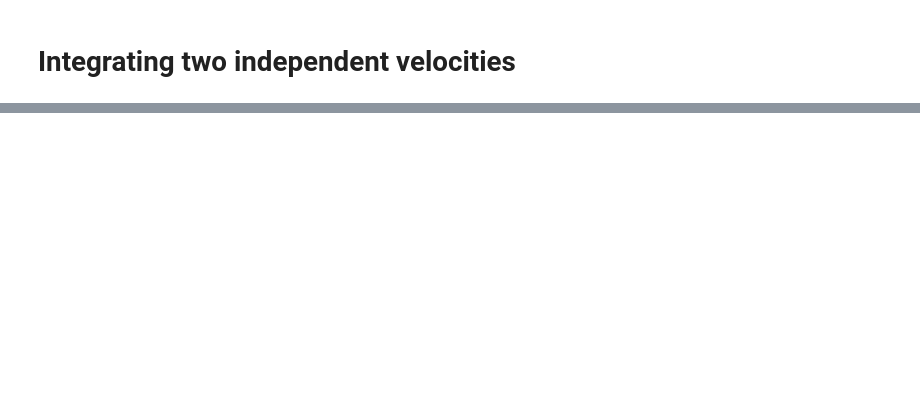
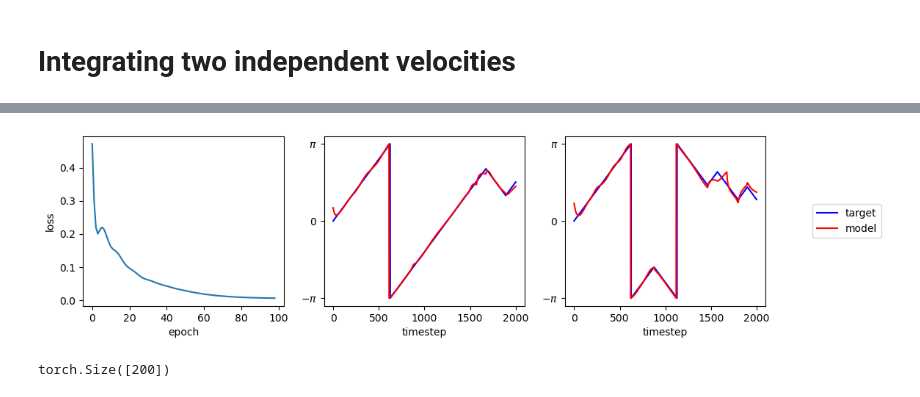
Before and after one commit to alexnegron/modular-dynamics, a Jupyter notebook: notebooks/modular_dynamics_rnn_independent_velocities_experiments.ipynb, the cells around one changed output, grey strips where cells are left out. Cells and saved outputs as stored; diff of their text form; code cells hidden in the pictures; blank space fills up the shorter version.

```diff
--- a/notebooks/modular_dynamics_rnn_independent_velocities_experiments.ipynb
+++ b/notebooks/modular_dynamics_rnn_independent_velocities_experiments.ipynb
@@ -326,0 +508,33 @@ interactive(children=(IntSlider(value=990, description='i', max=1999, step=10),
+# %%
+fig, ax = plt.subplots(1, 3, figsize=(12, 3))
+targets_to_plot = targets[0, :, :]
+x = torch.Tensor(inputs[0, :, :]).unsqueeze(1)
+
+# forward pass
+outputs, _ = net(x)
+output_arr = outputs.detach().cpu().numpy()
+
+ax[0].plot(losses)
+ax[0].set_xlabel('epoch')
+ax[0].set_ylabel('loss') # set y label
+
+ax[1].plot(range(targets.shape[1]), np.arctan2(targets[0, :, 1], targets[0, :, 0]), label='target', color='blue')
+ax[1].plot(range(targets.shape[1]), np.arctan2(output_arr.squeeze(1)[:, 1], output_arr.squeeze(1)[:, 0]), label='model', color='red')
+ax[1].set_xlabel('timestep') # set x label
+# ax[1].set_ylabel('direction (rad)') # set y label
+ax[1].set_yticks(np.linspace(-np.pi, np.pi, 3), [r'$-\pi$', r'$0$', r'$\pi$'])
+
+ax[2].plot(range(targets.shape[1]), np.arctan2(targets[0, :, 3], targets[0, :, 2]), label='target', color='blue')
+ax[2].plot(range(targets.shape[1]), np.arctan2(output_arr.squeeze(1)[:, 3], output_arr.squeeze(1)[:, 2]), label='model', color='red')
+ax[2].set_xlabel('timestep') # set x label
+# ax[2].set_ylabel('direction (rad)') # set y label
+ax[2].set_yticks(np.linspace(-np.pi, np.pi, 3), [r'$-\pi$', r'$0$', r'$\pi$'])
+ax[2].legend(loc='center right', bbox_to_anchor=(1.6, 0.5))
+
+plt.show()
+# %% [output]
+[figure, added]
+# %%
+output_weight_norms_1.shape
+# %% [output]
+torch.Size([200])
```
Also changed, not shown: parts of 24 cells of this notebook, 2 other files.
